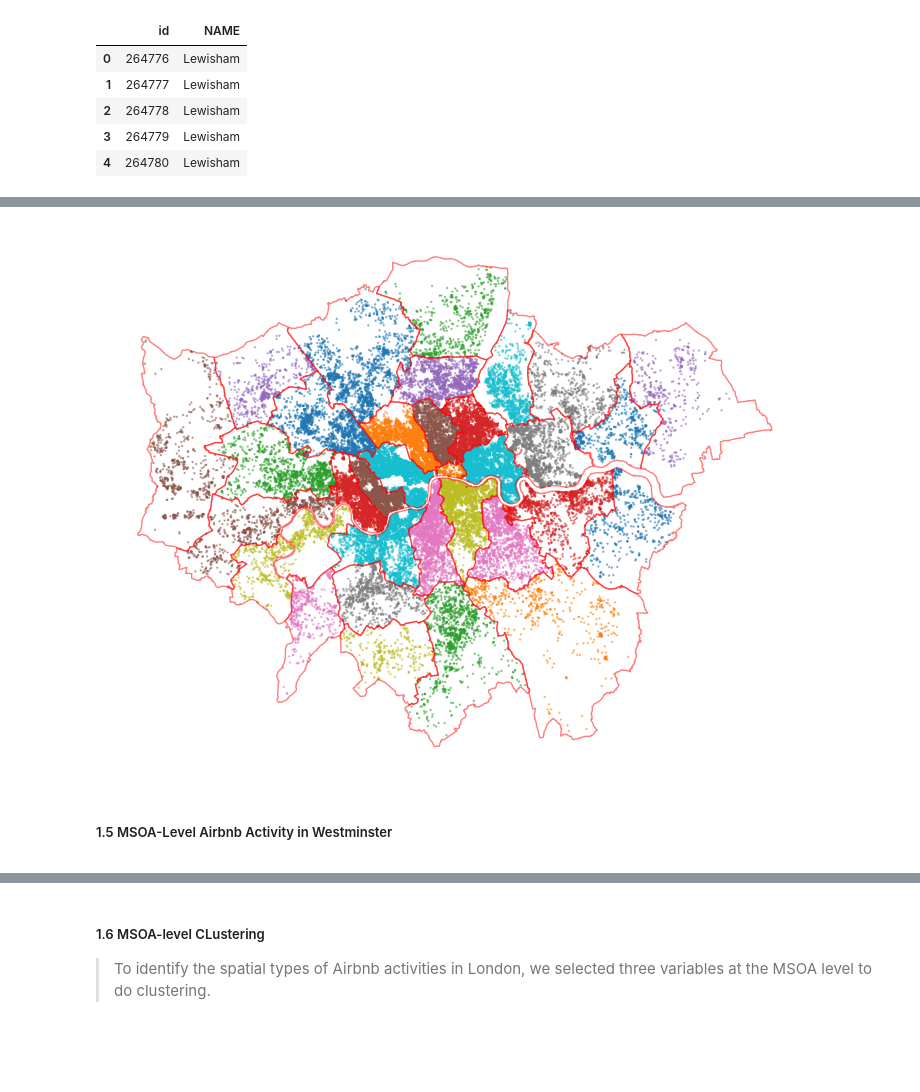
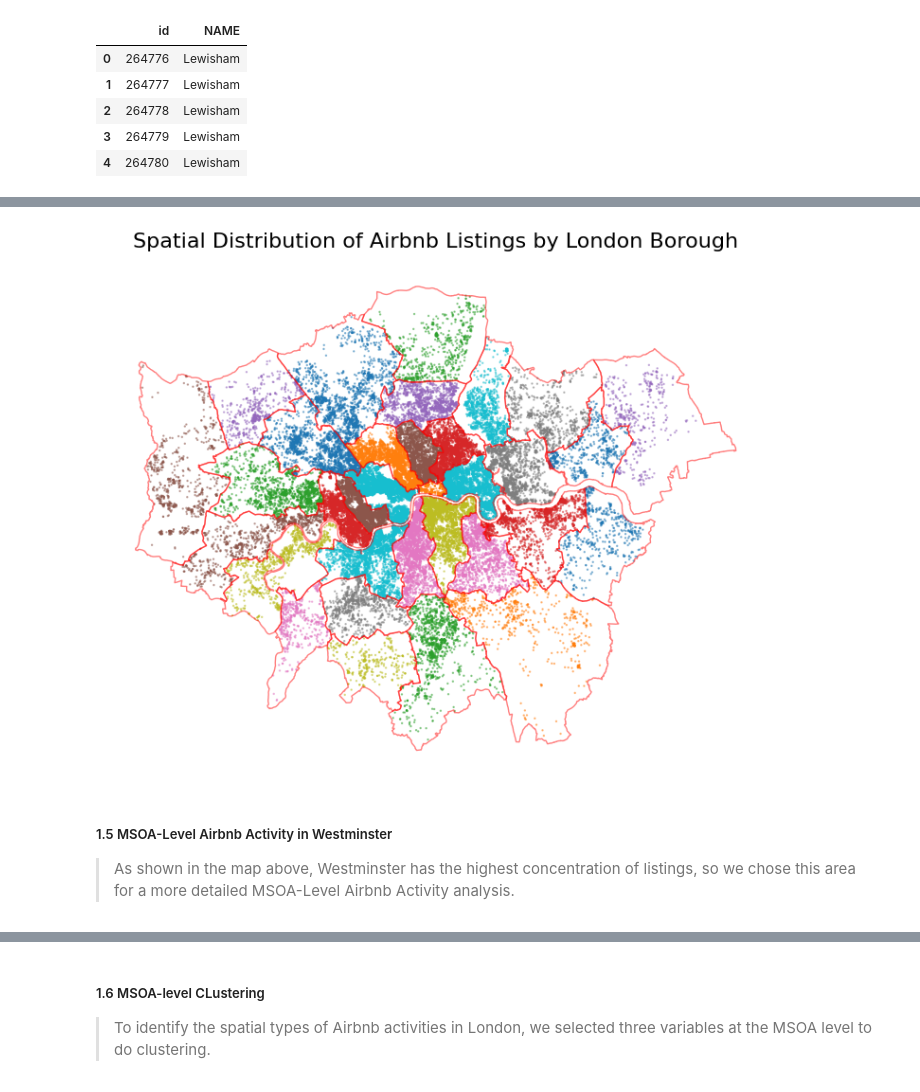
Before and after one commit to Levine-l/fsds-group, a Jupyter notebook: Group_project.ipynb, the cells around one changed output, grey strips where cells are left out. Saved outputs shown, nothing was run; the diff lists cells and outputs as text; code cells hidden in the pictures; blank space fills up the shorter version.

```diff
--- a/Group_project.ipynb
+++ b/Group_project.ipynb
@@ -511,22 +511,28 @@ borough_stats
 # %%
 fig, ax = plt.subplots(figsize=(9,7))
 
 # Click to color the name Borough
 gdf_la.plot(column='NAME', markersize=0.5, alpha=0.5, ax=ax)
 
 # Borough boundary
 boroughs.plot(ax=ax, edgecolor='r', facecolor='None', alpha=0.5)
 
+ax.set_title(
+    "Spatial Distribution of Airbnb Listings by London Borough",
+    fontsize=16,
+    pad=12
+)
+
 ax.set_axis_off()
 plt.show()
 # %% [output]
-[figure, old version]
+[figure, new version]
 # %%
-as_markdown("1.5 MSOA-Level Airbnb Activity in Westminster","")
+as_markdown("1.5 MSOA-Level Airbnb Activity in Westminster","As shown in the map above, Westminster has the highest concentration of listings, so we chose this area for a more detailed MSOA-Level Airbnb Activity analysis. ")
 # %% [output]
 ##### 1.5 MSOA-Level Airbnb Activity in Westminster
 
->
+>As shown in the map above, Westminster has the highest concentration of listings, so we chose this area for a more detailed MSOA-Level Airbnb Activity analysis.
 # %%
 #Only take the Borough polygon from Westminster.
 LA = "Westminster"
```
Also changed, not shown: parts of 21 cells of this notebook.
